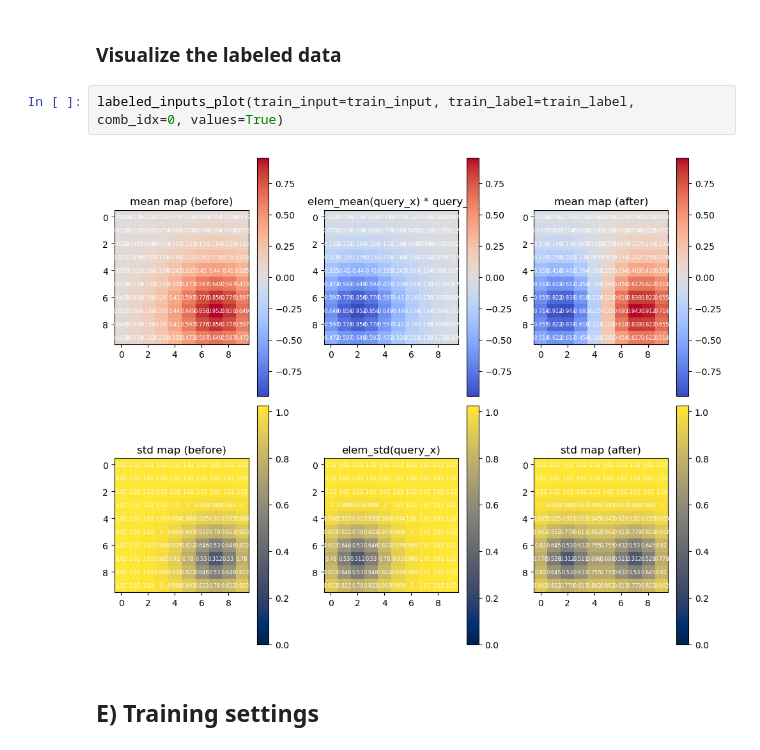
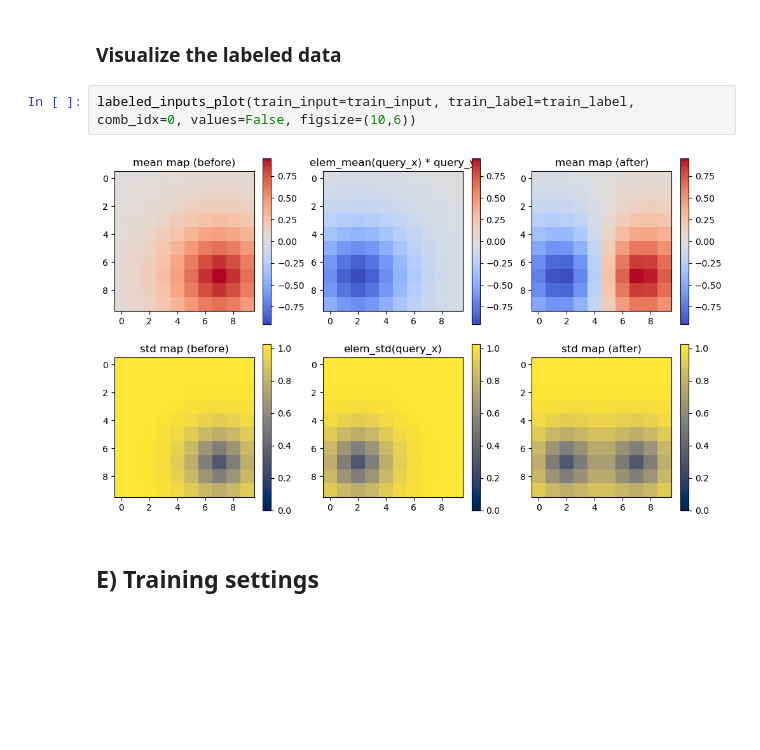
Before and after one commit to theodore2leusse/NNonlineGP, a Jupyter notebook: nn_training_and_results.ipynb, the cells around one changed output. Cells and saved outputs as stored; diff of their text form; blank space fills up the shorter version.

```diff
--- a/nn_training_and_results.ipynb
+++ b/nn_training_and_results.ipynb
@@ -1019,9 +1019,9 @@ and these parameters:
 # %% [markdown]
 ### Visualize the labeled data
 # %%
-labeled_inputs_plot(train_input=train_input, train_label=train_label, comb_idx=0, values=True)
+labeled_inputs_plot(train_input=train_input, train_label=train_label, comb_idx=0, values=False, figsize=(10,6))
 # %% [output]
-[figure, old version]
+[figure, new version]
 # %% [markdown]
 ## E) Training settings
 # %%
```
Also changed, not shown: 2 other files.
